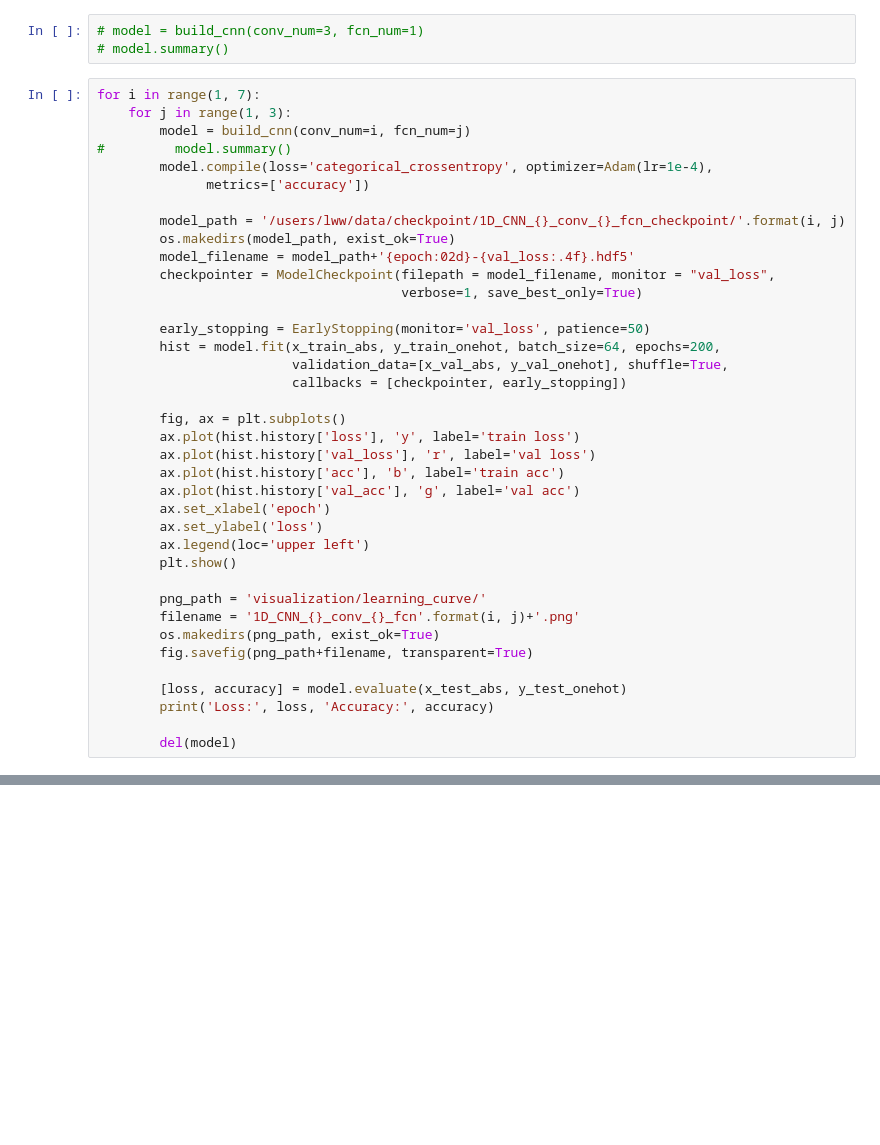
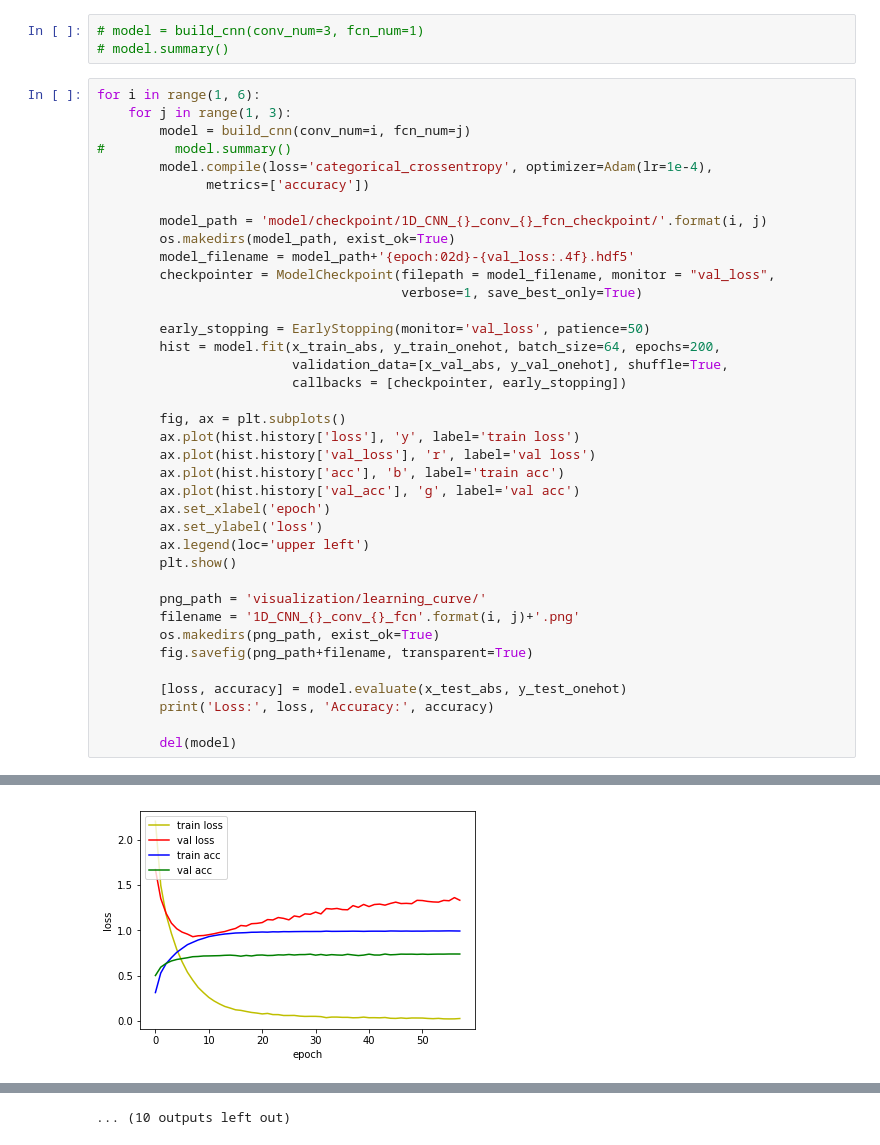
Before and after one commit to BbChip0103/sf_word_recog_research, a Jupyter notebook: from_professor/train_1d_cnn.ipynb, the cells around one changed output, grey strips where cells are left out. Cells and saved outputs as stored; diff of their text form; blank space fills up the shorter version.

```diff
--- a/from_professor/train_1d_cnn.ipynb
+++ b/from_professor/train_1d_cnn.ipynb
@@ -90,14 +98,14 @@ def build_cnn(conv_num=1, fcn_num=1):
 # model = build_cnn(conv_num=3, fcn_num=1)
 # model.summary()
 # %%
-for i in range(1, 7):
+for i in range(1, 6):
     for j in range(1, 3):
         model = build_cnn(conv_num=i, fcn_num=j)
 #         model.summary()
         model.compile(loss='categorical_crossentropy', optimizer=Adam(lr=1e-4),
               metrics=['accuracy'])
 
-        model_path = '/users/lww/data/checkpoint/1D_CNN_{}_conv_{}_fcn_checkpoint/'.format(i, j)
+        model_path = 'model/checkpoint/1D_CNN_{}_conv_{}_fcn_checkpoint/'.format(i, j)
         os.makedirs(model_path, exist_ok=True)
         model_filename = model_path+'{epoch:02d}-{val_loss:.4f}.hdf5'
         checkpointer = ModelCheckpoint(filepath = model_filename, monitor = "val_loss",
@@ -127,3 +135,4 @@ for i in range(1, 7):
         print('Loss:', loss, 'Accuracy:', accuracy)
 
         del(model)
+# %% [output]
@@ -129,0 +156 @@ for i in range(1, 7):
+[figure, added]
@@ -129,0 +247 @@ for i in range(1, 7):
+... (10 outputs left out)
```
Also changed, not shown: parts of 7 cells of this notebook.
